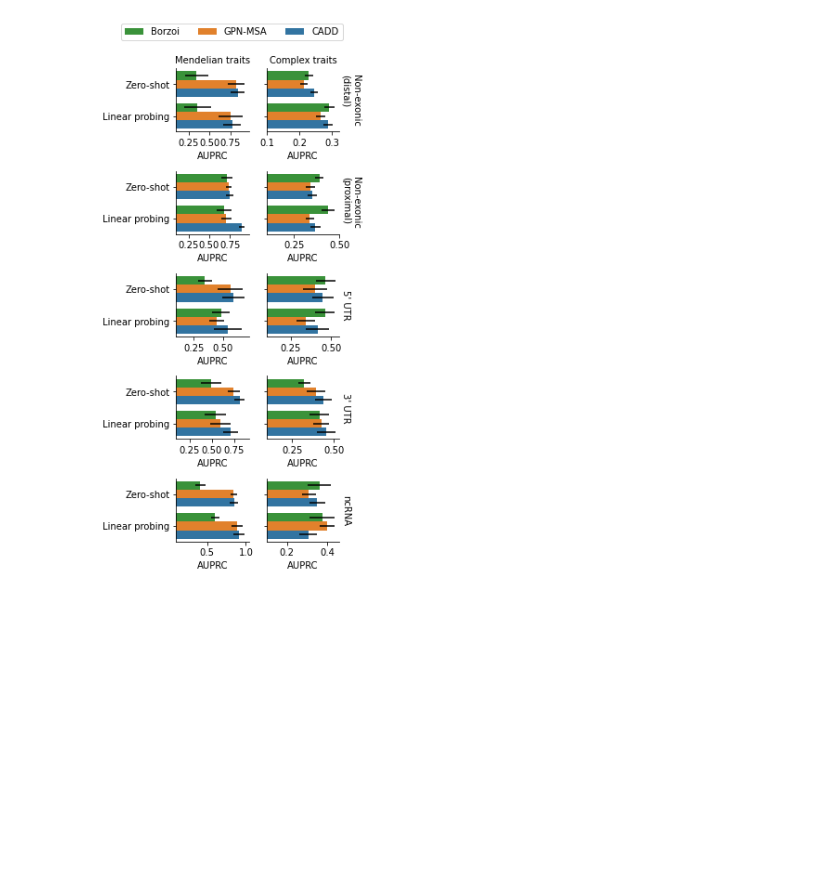
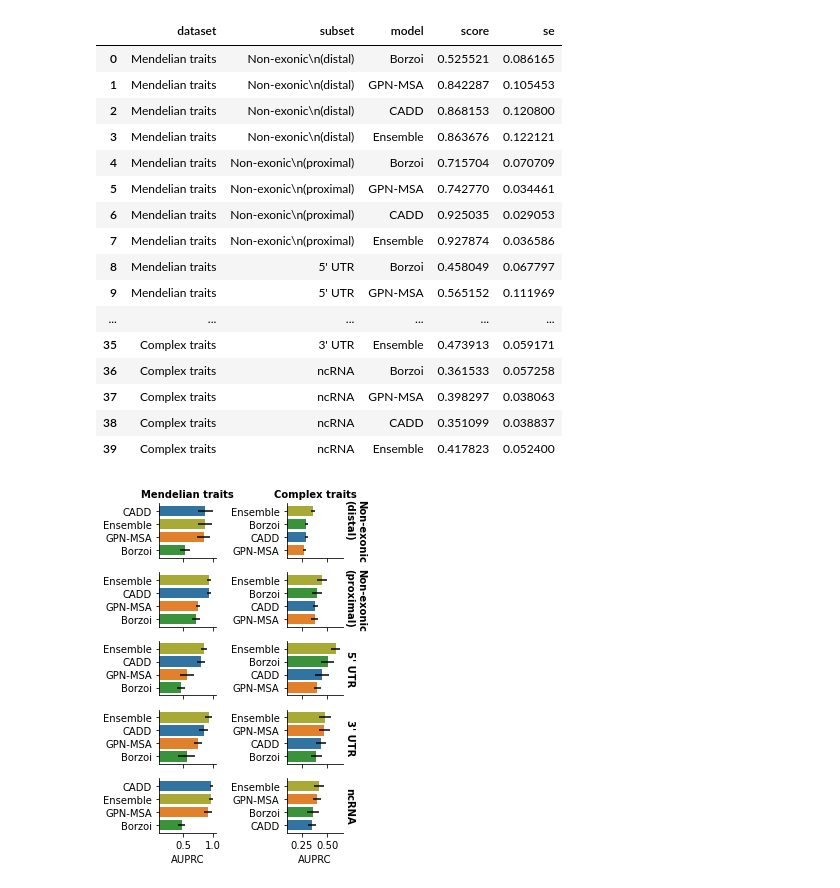
Before and after one commit to minjaf/TraitGym, a Jupyter notebook: workflow/notebooks/performance_by_consequence.ipynb, the cells around one changed output. Saved outputs shown, nothing was run; the diff lists cells and outputs as text; code cells hidden in the pictures; blank space fills up the shorter version.

Commit message:
Update plots

```diff
--- a/workflow/notebooks/performance_by_consequence.ipynb
+++ b/workflow/notebooks/performance_by_consequence.ipynb
@@ -78,13 +81,22 @@ for dataset in datasets:
     for subset in subsets:
         for modality in modalities:
             for model in models:
-                path = get_model_path(model, modality, dataset, subset)
+                if modality == "Zero-shot" and "+" in model: continue
+                model_for_path = model
+                if "mendelian" in dataset and model == "CADD+GPN-MSA+Borzoi":
+                    model_for_path = "CADD+GPN-MSA_LLR+Borzoi_L2_L2"
+                path = get_model_path(
+                    model_for_path,
+                    modality,
+                    dataset,
+                    subset
+                )
                 df = pd.read_csv(path).iloc[0]
                 rows.append([
                     dataset_renaming.get(dataset, dataset),
                     subset_renaming.get(subset, subset),
                     modality,
-                    model,
+                    model_renaming.get(model, model),
                     df["score"],
                     df["se"],
                 ])
@@ -111,51 +119,73 @@ df
+# %%
+def best_modality(df):
+    res = df.sort_values("score", ascending=False).iloc[0]
+    return res[["score", "se"]]
+
+df = df.groupby(["dataset", "subset", "model"], sort=False).apply(best_modality).reset_index()
+df
+# %% [output]
+|  | dataset | subset | model | score | se |
+| 0 | Mendelian traits | Non-exonic\n(distal) | Borzoi | 0.525521 | 0.086165 |
+| 1 | Mendelian traits | Non-exonic\n(distal) | GPN-MSA | 0.842287 | 0.105453 |
+| 2 | Mendelian traits | Non-exonic\n(distal) | CADD | 0.868153 | 0.120800 |
+| 3 | Mendelian traits | Non-exonic\n(distal) | Ensemble | 0.863676 | 0.122121 |
+| 4 | Mendelian traits | Non-exonic\n(proximal) | Borzoi | 0.715704 | 0.070709 |
+| 5 | Mendelian traits | Non-exonic\n(proximal) | GPN-MSA | 0.742770 | 0.034461 |
+| 6 | Mendelian traits | Non-exonic\n(proximal) | CADD | 0.925035 | 0.029053 |
+| 7 | Mendelian traits | Non-exonic\n(proximal) | Ensemble | 0.927874 | 0.036586 |
+| 8 | Mendelian traits | 5' UTR | Borzoi | 0.458049 | 0.067797 |
+| 9 | Mendelian traits | 5' UTR | GPN-MSA | 0.565152 | 0.111969 |
+| ... | ... | ... | ... | ... | ... |
+| 35 | Complex traits | 3' UTR | Ensemble | 0.473913 | 0.059171 |
+| 36 | Complex traits | ncRNA | Borzoi | 0.361533 | 0.057258 |
+| 37 | Complex traits | ncRNA | GPN-MSA | 0.398297 | 0.038063 |
+| 38 | Complex traits | ncRNA | CADD | 0.351099 | 0.038837 |
+| 39 | Complex traits | ncRNA | Ensemble | 0.417823 | 0.052400 |
 # %%
 g = sns.FacetGrid(
     data=df.rename(columns={"score": "AUPRC"}),
     row="subset",
     col="dataset",
     margin_titles=True,
-    sharex=False,
-    sharey=True,
-    height=1.6,
-    aspect=1.3,
-    legend_out=False,
+    sharex="col",
+    sharey=False,
+    height=1.1,
+    aspect=1.8,
 )
 
 def my_boxplot(data, **kwargs):
-    # doesn't work, cannot have different orders for zero-shot vs. linear probing
-    #data = data.sort_values(["modality", "AUPRC"], ascending=[False, False])
+    data = data.sort_values("AUPRC", ascending=False)
     ax = plt.gca()
     g = sns.barplot(
         data=data,
-        y="modality",
+        y="model",
         x="AUPRC",
-        hue="model",
         ax=ax,
         palette=palette,
     )
     bar_height = g.patches[0].get_height()
     y_coords = sorted([bar.get_y() + bar_height / 2 for bar in g.patches])
     ax.errorbar(
         x=data["AUPRC"],
         y=y_coords,
         xerr=data["se"],
         fmt='none',
         color="black",
     )
 
 g.map_dataframe(my_boxplot)
-g.add_legend()
-
-h, l = g.axes[0, 0].get_legend_handles_labels()
-g._legend.remove()
-g.fig.legend(h, l, ncol=3, loc="upper center", bbox_to_anchor=(0.5, 1.05))
+g.figure.subplots_adjust(hspace=0)
 
 g.set(
     ylabel="",
     xlim=0.1,
 )
-g.set_titles(col_template="{col_name}", row_template="{row_name}");
+g.set_titles(
+    col_template="{col_name}", row_template="{row_name}",
+    fontweight="bold",
+    #size=12,
+)
 g.tight_layout()
 plt.savefig("../../results/plots/performance_by_consequence.pdf", bbox_inches="tight")
 # %% [output]
-[figure, old version]
+[figure, new version]
```
Also changed, not shown: parts of 4 cells of this notebook, 4 other files.
